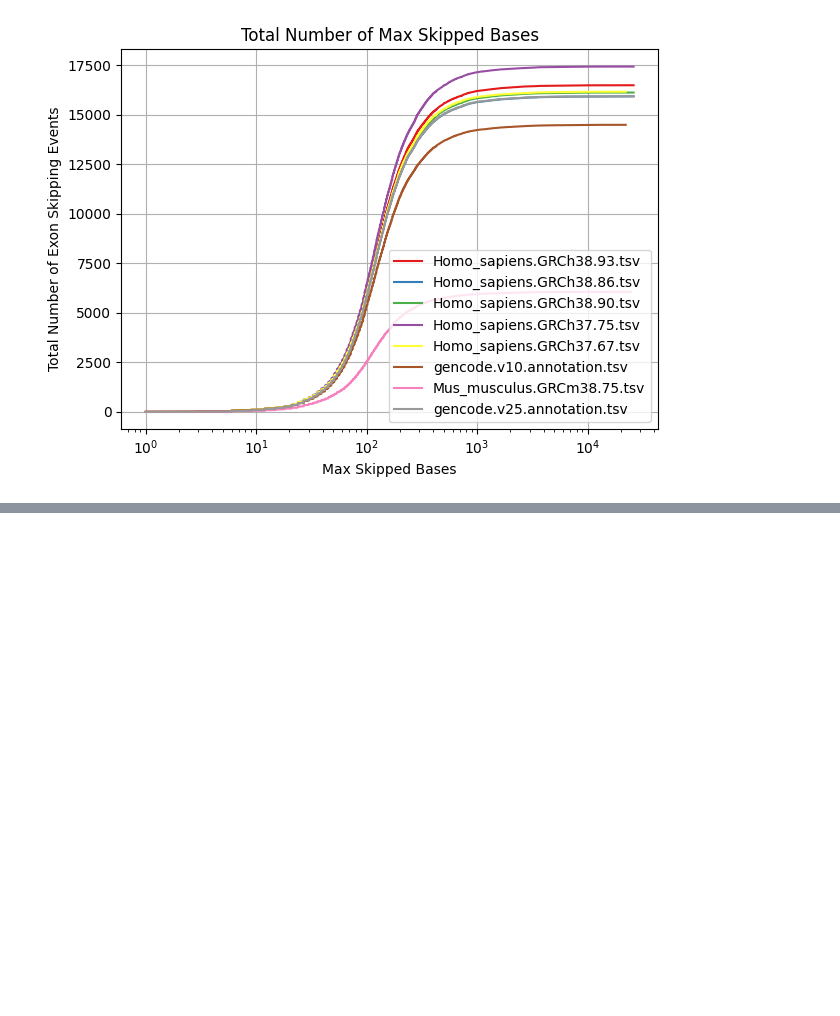
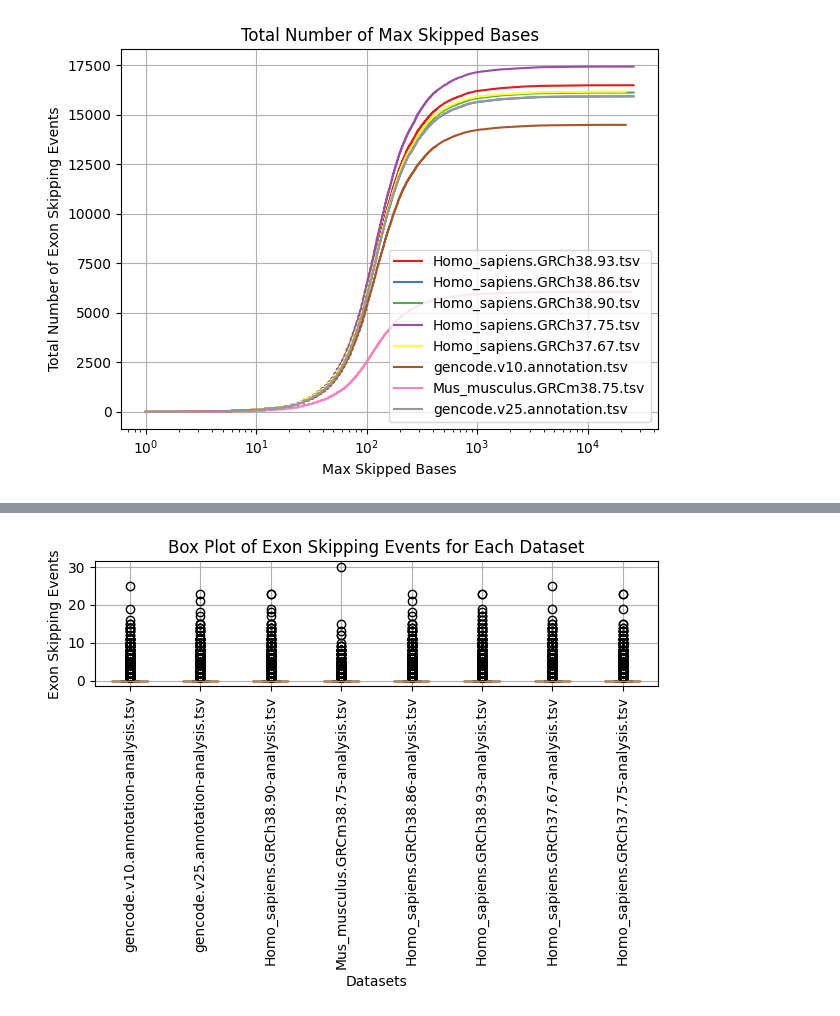
Before and after one commit to IngiumDev/gobi, a Jupyter notebook: src/main/Analysis/exonskipping/analyze_exon_skipping.ipynb, the cells around one changed output, grey strips where cells are left out. Drawn from its saved outputs; the diff is of its cells as text; code cells hidden in the pictures; blank space fills up the shorter version.

```diff
--- a/src/main/Analysis/exonskipping/analyze_exon_skipping.ipynb
+++ b/src/main/Analysis/exonskipping/analyze_exon_skipping.ipynb
@@ -165,0 +207,27 @@ plt.show()
+# %%
+columns = list(next(iter(datasets.values()))['general_info'].keys())
+
+# Create a list of dictionaries for each dataset
+data = []
+for file_name, data_info in datasets.items():
+    row = {'Dataset': file_name}
+    row.update(data_info['general_info'])
+    data.append(row)
+
+# Create the DataFrame
+df = pd.DataFrame(data, columns=['Dataset'] + columns)
+# %%
+exon_skipping_data = [data['dataframe']['exon skipping events'].values for data in datasets.values()]
+
+# Create the boxplot
+plt.figure()
+plt.boxplot(exon_skipping_data, labels=datasets.keys())
+plt.title('Box Plot of Exon Skipping Events for Each Dataset')
+plt.xlabel('Datasets')
+plt.ylabel('Exon Skipping Events')
+plt.xticks(rotation=90)
+plt.grid(True)
+plt.tight_layout()
+plt.show()
+# %% [output]
+[figure, added]
```
Also changed, not shown: parts of 5 cells of this notebook.
